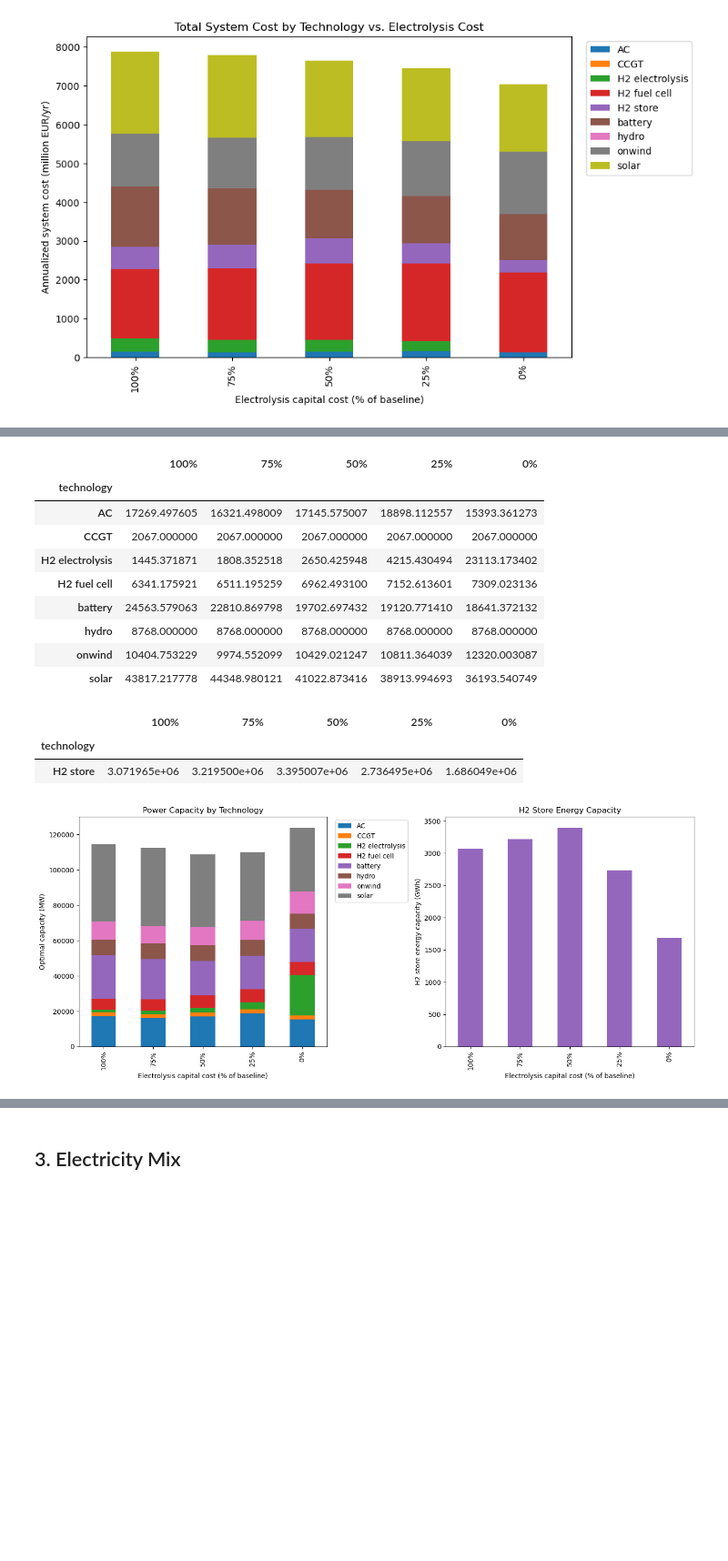
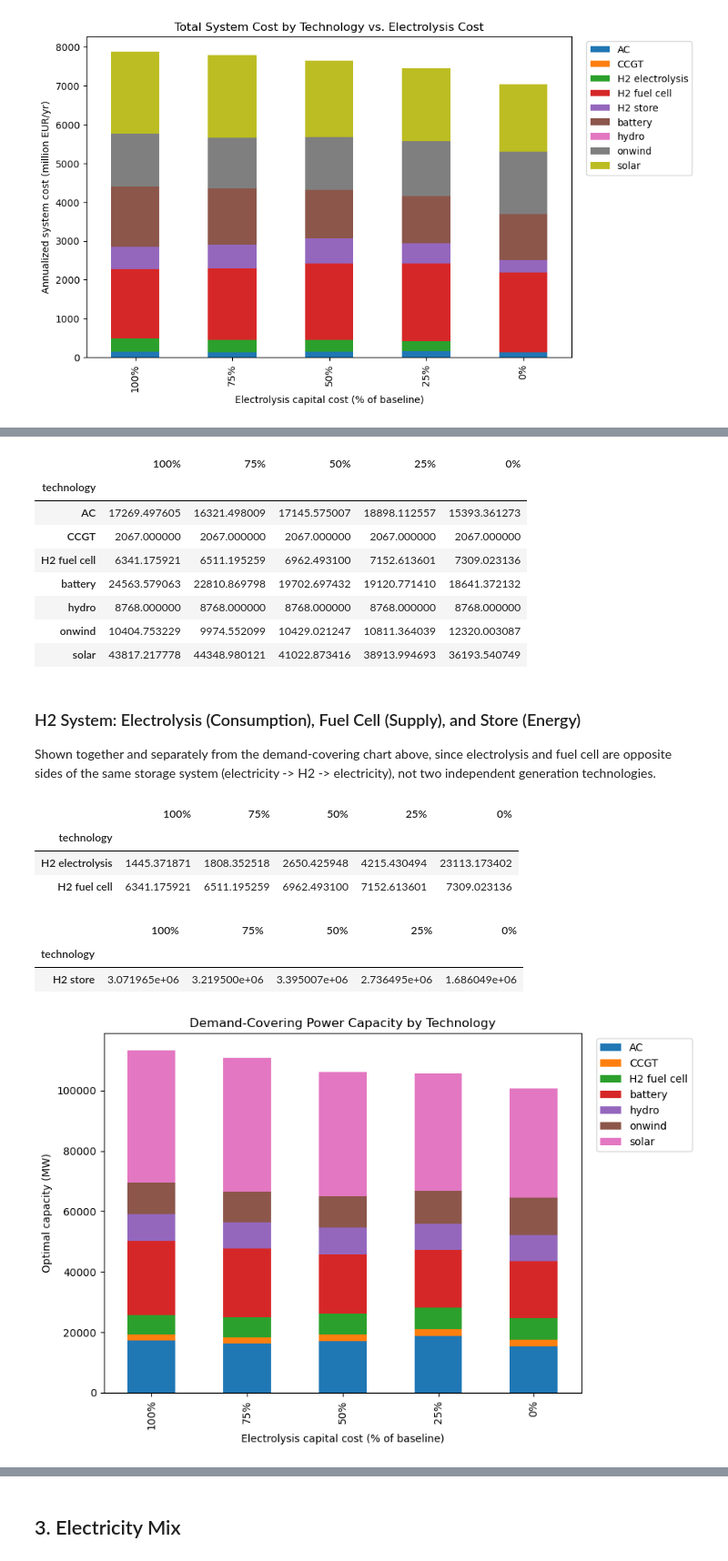
Before and after one commit to ssebastian0626/DSEM-assignment-4-, a Jupyter notebook: notebooks/10_sensitivity_results_analysis.ipynb, the cells around one changed output, grey strips where cells are left out. Shown at 91% size. Drawn from its saved outputs; the diff is of its cells as text; code cells hidden in the pictures; blank space fills up the shorter version.

```diff
--- a/notebooks/10_sensitivity_results_analysis.ipynb
+++ b/notebooks/10_sensitivity_results_analysis.ipynb
@@ -106,8 +115,10 @@ capacity_table = capacity_table[sorted(capacity_table.columns, reverse=True)]
 capacity_table.columns = [f"{c}%" for c in capacity_table.columns]
 capacity_table.index.name = "technology"
 
-power_capacity_table = capacity_table.drop(index="H2 store", errors="ignore")
-energy_capacity_table = capacity_table.loc[["H2 store"]] if "H2 store" in capacity_table.index else None
+# Demand-covering power capacity: generators + battery (charges and discharges at the same
+# p_nom) + H2 fuel cell (supplies electricity). Excludes H2 store (different unit, MWh) and
+# H2 electrolysis (a load, not a source - see markdown above).
+power_capacity_table = capacity_table.drop(index=["H2 store", "H2 electrolysis"], errors="ignore")
 
 power_capacity_table
 # %% [output]
@@ -115,35 +126,43 @@ power_capacity_table
 | technology |  |  |  |  |  |
 | AC | 17269.497605 | 16321.498009 | 17145.575007 | 18898.112557 | 15393.361273 |
 | CCGT | 2067.000000 | 2067.000000 | 2067.000000 | 2067.000000 | 2067.000000 |
-| H2 electrolysis | 1445.371871 | 1808.352518 | 2650.425948 | 4215.430494 | 23113.173402 |
 | H2 fuel cell | 6341.175921 | 6511.195259 | 6962.493100 | 7152.613601 | 7309.023136 |
 | battery | 24563.579063 | 22810.869798 | 19702.697432 | 19120.771410 | 18641.372132 |
 | hydro | 8768.000000 | 8768.000000 | 8768.000000 | 8768.000000 | 8768.000000 |
 | onwind | 10404.753229 | 9974.552099 | 10429.021247 | 10811.364039 | 12320.003087 |
 | solar | 43817.217778 | 44348.980121 | 41022.873416 | 38913.994693 | 36193.540749 |
-# %%
-energy_capacity_table
-# %% [output]
-|  | 100% | 75% | 50% | 25% | 0% |
-| technology |  |  |  |  |  |
-| H2 store | 3.071965e+06 | 3.219500e+06 | 3.395007e+06 | 2.736495e+06 | 1.686049e+06 |
+# %% [markdown]
+### H2 System: Electrolysis (Consumption), Fuel Cell (Supply), and Store (Energy)
+
+Shown together and separately from the demand-covering chart above, since electrolysis and
+fuel cell are opposite sides of the same storage system (electricity -> H2 -> electricity),
+not two independent generation technologies.
+# %%
+h2_power_table = capacity_table.loc[["H2 electrolysis", "H2 fuel cell"]]
+h2_energy_table = capacity_table.loc[["H2 store"]] if "H2 store" in capacity_table.index else None
+
+h2_power_table
+# %% [output]
+|  | 100% | 75% | 50% | 25% | 0% |
+| technology |  |  |  |  |  |
+| H2 electrolysis | 1445.371871 | 1808.352518 | 2650.425948 | 4215.430494 | 23113.173402 |
+| H2 fuel cell | 6341.175921 | 6511.195259 | 6962.493100 | 7152.613601 | 7309.023136 |
+# %%
+h2_energy_table
+# %% [output]
+|  | 100% | 75% | 50% | 25% | 0% |
+| technology |  |  |  |  |  |
+| H2 store | 3.071965e+06 | 3.219500e+06 | 3.395007e+06 | 2.736495e+06 | 1.686049e+06 |
 # %%
-fig, axes = plt.subplots(1, 2, figsize=(14, 6))
-
-power_capacity_table.T.plot.bar(stacked=True, ax=axes[0])
-axes[0].set_ylabel("Optimal capacity (MW)")
-axes[0].set_xlabel("Electrolysis capital cost (% of baseline)")
-axes[0].set_title("Power Capacity by Technology")
-axes[0].legend(bbox_to_anchor=(1.02, 1), loc="upper left")
-
-if energy_capacity_table is not None:
-    (energy_capacity_table.T / 1e3).plot.bar(ax=axes[1], legend=False, color="tab:purple")
-    axes[1].set_ylabel("H2 store energy capacity (GWh)")
-    axes[1].set_xlabel("Electrolysis capital cost (% of baseline)")
-    axes[1].set_title("H2 Store Energy Capacity")
+fig, ax = plt.subplots(figsize=(9, 6))
+power_capacity_table.T.plot.bar(stacked=True, ax=ax)
+ax.set_ylabel("Optimal capacity (MW)")
+ax.set_xlabel("Electrolysis capital cost (% of baseline)")
+ax.set_title("Demand-Covering Power Capacity by Technology")
+ax.legend(bbox_to_anchor=(1.02, 1), loc="upper left")
 
 fig.tight_layout()
 savefig(fig, "sensitivity", "capacity_by_technology.png")
 plt.show()
 # %% [output]
-[figure, old version]
+[figure, new version]
```
Also changed, not shown: parts of 2 cells of this notebook, 2 other files.
